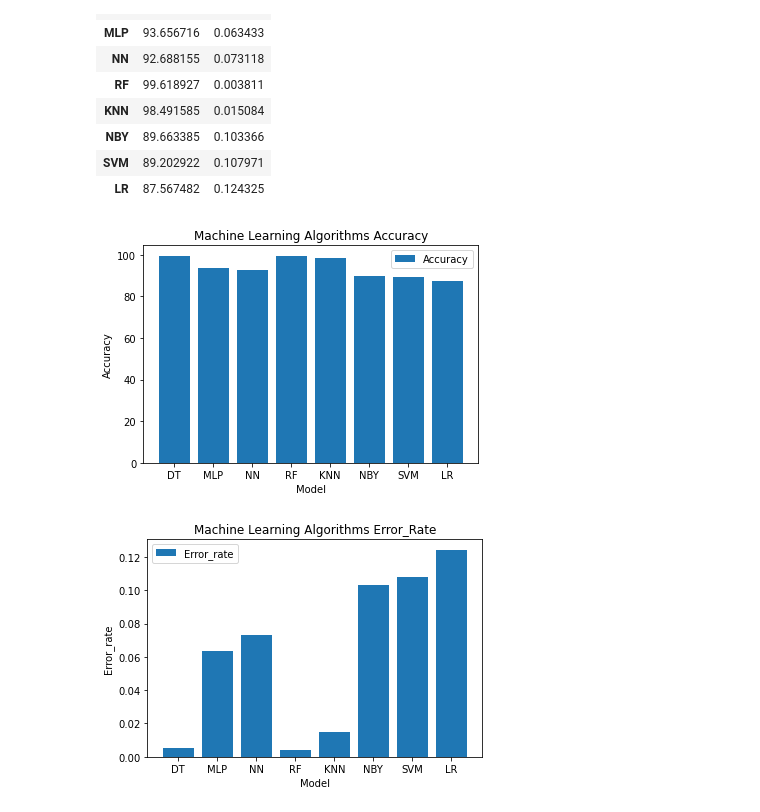
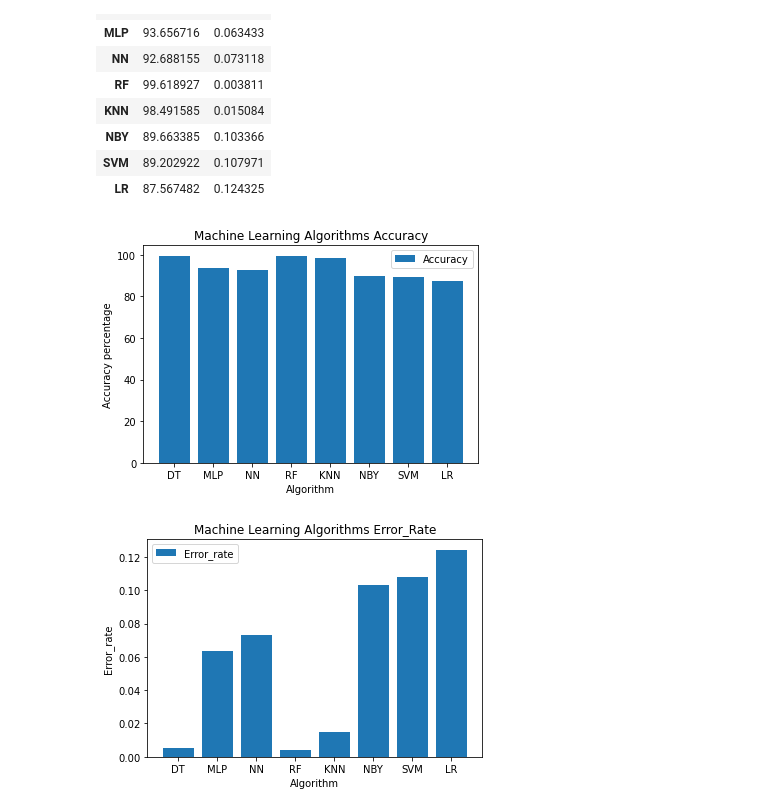
Before and after one commit to MohammadSajjadHossain9648/network-intrusion-detection-system-project, a Jupyter notebook: code.ipynb, the cells around one changed output. Saved outputs shown, nothing was run; the diff lists cells and outputs as text; code cells hidden in the pictures.

```diff
--- a/code.ipynb
+++ b/code.ipynb
@@ -532,18 +532,18 @@ pd.concat([accuracy, error],axis=1)
 # %%
 plt.bar(algorithms,scores, label="Accuracy")
 plt.legend()
-plt.xlabel('Model')
-plt.ylabel('Accuracy')
+plt.xlabel('Algorithm')
+plt.ylabel('Accuracy percentage')
 plt.title('Machine Learning Algorithms Accuracy')
 plt.show()
 # %% [output]
-[figure, old version]
+[figure, new version]
 # %%
 plt.bar(algorithms,errors, label="Error_rate")
 plt.legend()
-plt.xlabel('Model')
+plt.xlabel('Algorithm')
 plt.ylabel('Error_rate')
 plt.title('Machine Learning Algorithms Error_Rate')
 plt.show()
 # %% [output]
-[figure, old version]
+[figure, new version]
```
